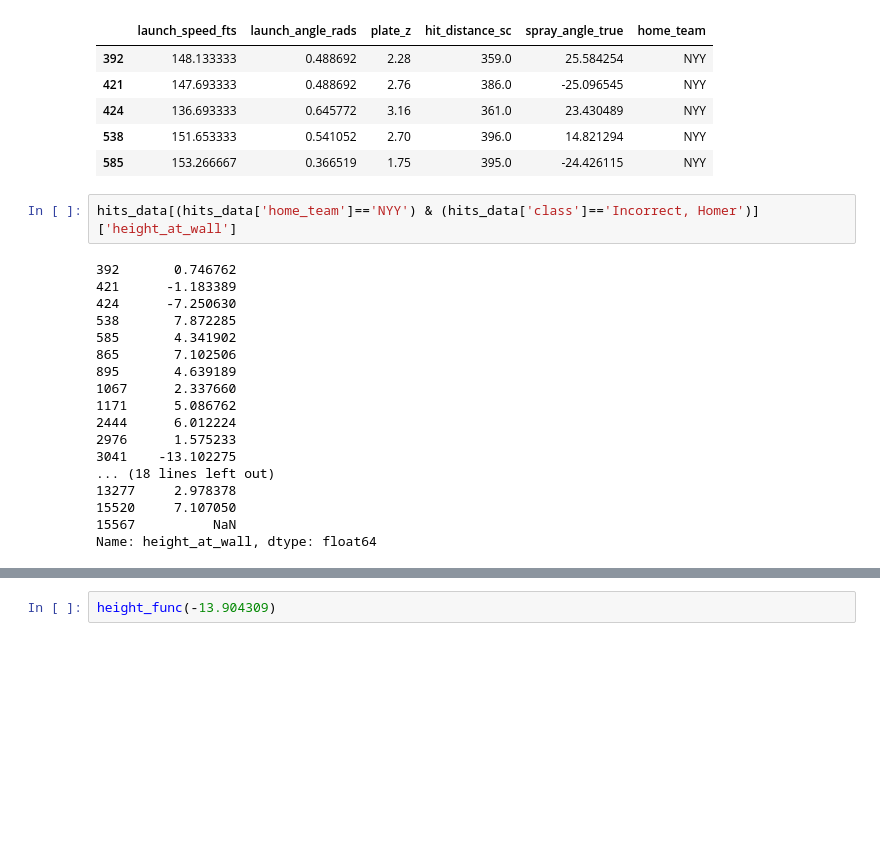
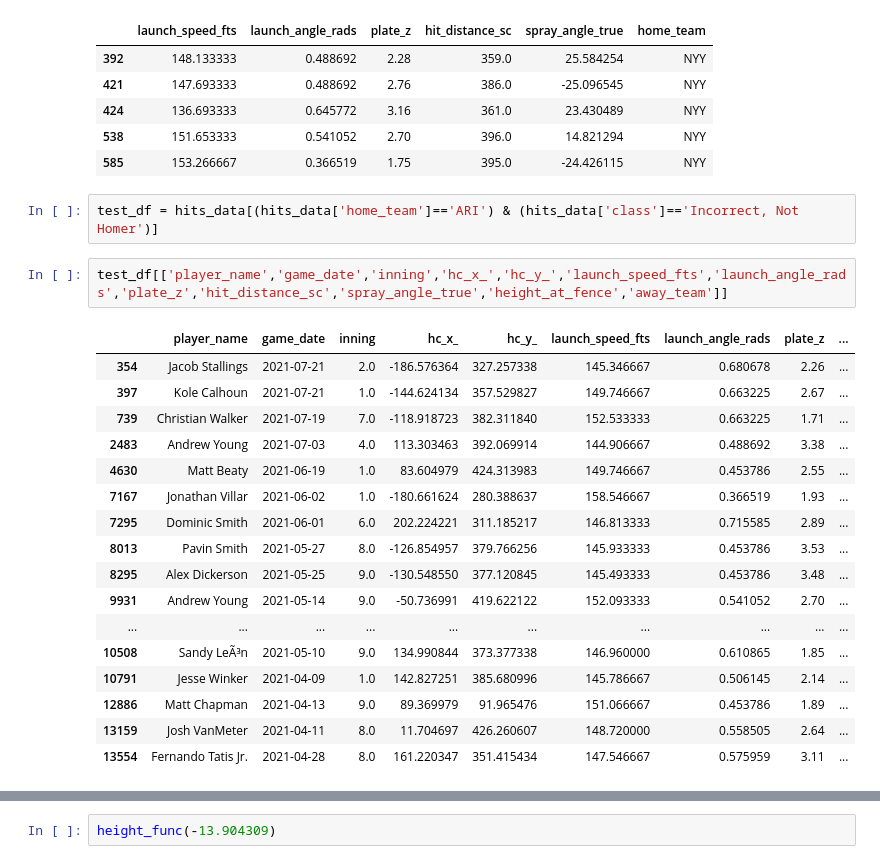
Before and after one commit to vtrudy01/YouTube-Code, a Jupyter notebook: main.ipynb, the cells around one changed output, grey strips where cells are left out. Cells and saved outputs as stored; diff of their text form; blank space fills up the shorter version.

```diff
--- a/main.ipynb
+++ b/main.ipynb
@@ -217,23 +213,25 @@ hits_data[(hits_data['home_team']=='NYY') & (hits_data['class']=='Incorrect, Hom
 | 538 | 151.653333 | 0.541052 | 2.70 | 396.0 | 14.821294 | NYY |
 | 585 | 153.266667 | 0.366519 | 1.75 | 395.0 | -24.426115 | NYY |
 # %%
-hits_data[(hits_data['home_team']=='NYY') & (hits_data['class']=='Incorrect, Homer')]['height_at_wall']
+test_df = hits_data[(hits_data['home_team']=='ARI') & (hits_data['class']=='Incorrect, Not Homer')]
-# %% [output]
-392       0.746762
-421      -1.183389
-424      -7.250630
-538       7.872285
-585       4.341902
-865       7.102506
-895       4.639189
-1067      2.337660
-1171      5.086762
-2444      6.012224
-2976      1.575233
-3041    -13.102275
-... (18 lines left out)
-13277     2.978378
-15520     7.107050
-15567          NaN
-Name: height_at_wall, dtype: float64
+# %%
+test_df[['player_name','game_date','inning','hc_x_','hc_y_','launch_speed_fts','launch_angle_rads','plate_z','hit_distance_sc','spray_angle_true','height_at_fence','away_team']]
+# %% [output]
+|  | player_name | game_date | inning | hc_x_ | hc_y_ | launch_speed_fts | launch_angle_rads | plate_z | ... |
+| 354 | Jacob Stallings | 2021-07-21 | 2.0 | -186.576364 | 327.257338 | 145.346667 | 0.680678 | 2.26 | ... |
+| 397 | Kole Calhoun | 2021-07-21 | 1.0 | -144.624134 | 357.529827 | 149.746667 | 0.663225 | 2.67 | ... |
+| 739 | Christian Walker | 2021-07-19 | 7.0 | -118.918723 | 382.311840 | 152.533333 | 0.663225 | 1.71 | ... |
+| 2483 | Andrew Young | 2021-07-03 | 4.0 | 113.303463 | 392.069914 | 144.906667 | 0.488692 | 3.38 | ... |
+| 4630 | Matt Beaty | 2021-06-19 | 1.0 | 83.604979 | 424.313983 | 149.746667 | 0.453786 | 2.55 | ... |
+| 7167 | Jonathan Villar | 2021-06-02 | 1.0 | -180.661624 | 280.388637 | 158.546667 | 0.366519 | 1.93 | ... |
+| 7295 | Dominic Smith | 2021-06-01 | 6.0 | 202.224221 | 311.185217 | 146.813333 | 0.715585 | 2.89 | ... |
+| 8013 | Pavin Smith | 2021-05-27 | 8.0 | -126.854957 | 379.766256 | 145.933333 | 0.453786 | 3.53 | ... |
+| 8295 | Alex Dickerson | 2021-05-25 | 9.0 | -130.548550 | 377.120845 | 145.493333 | 0.453786 | 3.48 | ... |
+| 9931 | Andrew Young | 2021-05-14 | 9.0 | -50.736991 | 419.622122 | 152.093333 | 0.541052 | 2.70 | ... |
+| ... | ... | ... | ... | ... | ... | ... | ... | ... | ... |
+| 10508 | Sandy LeÃ³n | 2021-05-10 | 9.0 | 134.990844 | 373.377338 | 146.960000 | 0.610865 | 1.85 | ... |
+| 10791 | Jesse Winker | 2021-04-09 | 1.0 | 142.827251 | 385.680996 | 145.786667 | 0.506145 | 2.14 | ... |
+| 12886 | Matt Chapman | 2021-04-13 | 9.0 | 89.369979 | 91.965476 | 151.066667 | 0.453786 | 1.89 | ... |
+| 13159 | Josh VanMeter | 2021-04-11 | 8.0 | 11.704697 | 426.260607 | 148.720000 | 0.558505 | 2.64 | ... |
+| 13554 | Fernando Tatis Jr. | 2021-04-28 | 8.0 | 161.220347 | 351.415434 | 147.546667 | 0.575959 | 3.11 | ... |
 # %%
```
Also changed, not shown: parts of 5 cells of this notebook.
